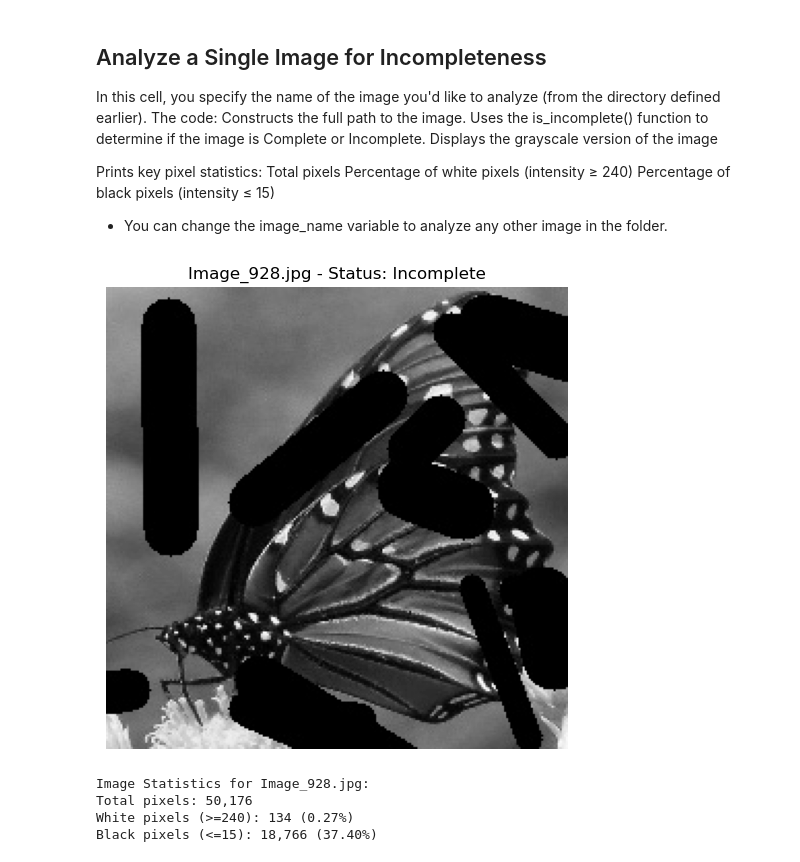
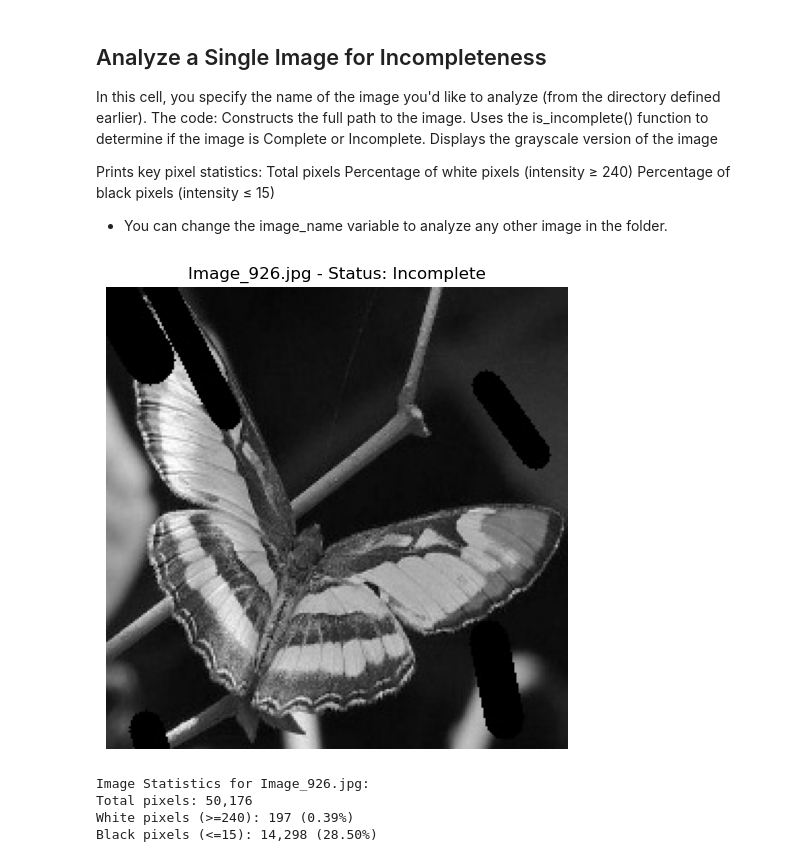
Before and after one commit to srishhhhx/Image-Incompleteness, a Jupyter notebook: rule_based/Rule_based.ipynb, the cells around one changed output. Saved outputs shown, nothing was run; the diff lists cells and outputs as text; code cells hidden in the pictures.

```diff
--- a/rule_based/Rule_based.ipynb
+++ b/rule_based/Rule_based.ipynb
@@ -54,41 +54,41 @@ Percentage of black pixels (intensity ≤ 15)
 - You can change the image_name variable to analyze any other image in the folder.
 # %%
 # Specify the image file name you want to analyze (in the image_dir)
-image_name = "Image_928.jpg"  # change this to any image in the directory
+image_name = "Image_926.jpg"  # change this to any image in the directory
 
 # Construct full path
 image_path = os.path.join(image_dir, image_name)
 
 # Try analyzing the image
 try:
     incomplete = is_incomplete(image_path)
     status = "Incomplete" if incomplete else "Complete"
 
     # Load image
     img = cv2.imread(image_path, cv2.IMREAD_GRAYSCALE)
 
     # Display the image
     plt.figure(figsize=(8, 6))
     plt.imshow(img, cmap='gray')
     plt.title(f"{image_name} - Status: {status}")
     plt.axis("off")
     plt.show()
 
     # Print statistics
     total_pixels = img.size
     white_pixels = np.sum(img >= 240)
     black_pixels = np.sum(img <= 15)
 
     print(f"\nImage Statistics for {image_name}:")
     print(f"Total pixels: {total_pixels:,}")
     print(f"White pixels (>=240): {white_pixels:,} ({white_pixels/total_pixels:.2%})")
     print(f"Black pixels (<=15): {black_pixels:,} ({black_pixels/total_pixels:.2%})")
 
 except Exception as e:
     print(f"Error: {e}")
 # %% [output]
-[figure, old version]
+[figure, new version]
-Image Statistics for Image_928.jpg:
+Image Statistics for Image_926.jpg:
 Total pixels: 50,176
-White pixels (>=240): 134 (0.27%)
-Black pixels (<=15): 18,766 (37.40%)
+White pixels (>=240): 197 (0.39%)
+Black pixels (<=15): 14,298 (28.50%)
```
Also changed, not shown: 2 other files.
